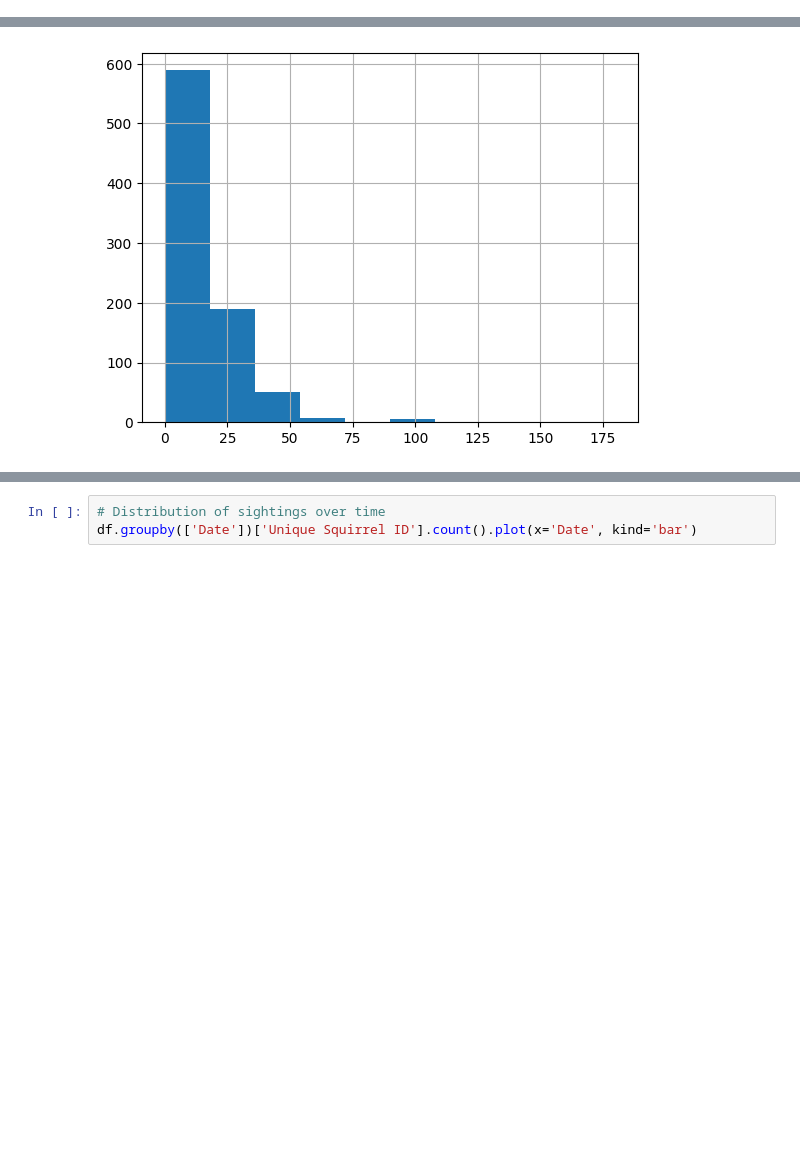
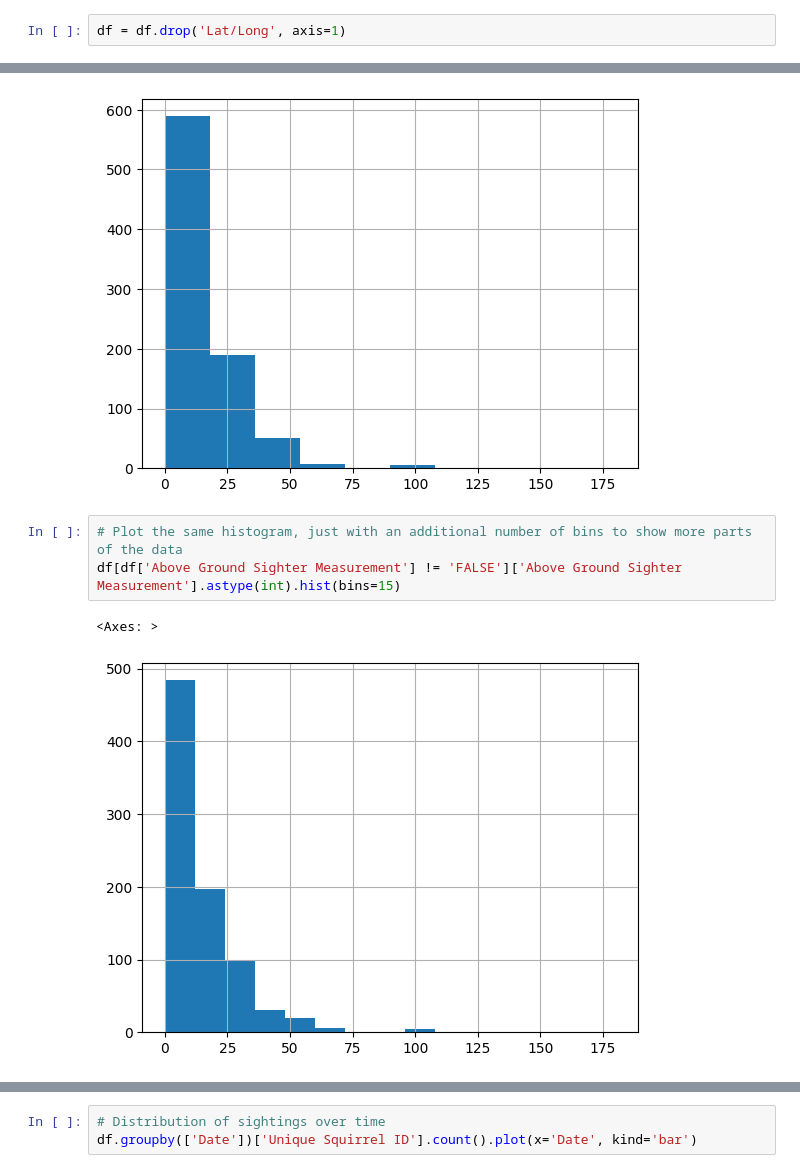
Before and after one commit to MichalikSJ21/MLSquirrelResearchProject, a Jupyter notebook: exploration/data_exploration.ipynb, the cells around one changed output, grey strips where cells are left out. Cells and saved outputs as stored; diff of their text form; blank space fills up the shorter version.

```diff
--- a/exploration/data_exploration.ipynb
+++ b/exploration/data_exploration.ipynb
@@ -50,3 +86,5 @@ memory usage: 463.6+ KB
+# %%
+df = df.drop('Lat/Long', axis=1)
 # %% [markdown]
 ### Column Details - Null Values
 
@@ -261,3 +304,9 @@ df[df['Above Ground Sighter Measurement'] != 'FALSE']['Above Ground Sighter Meas
 # %% [output]
 <Axes: >
 [figure]
+# %%
+# Plot the same histogram, just with an additional number of bins to show more parts of the data
+df[df['Above Ground Sighter Measurement'] != 'FALSE']['Above Ground Sighter Measurement'].astype(int).hist(bins=15)
+# %% [output]
+<Axes: >
+[figure, added]
```
Also changed, not shown: parts of 11 cells of this notebook.
